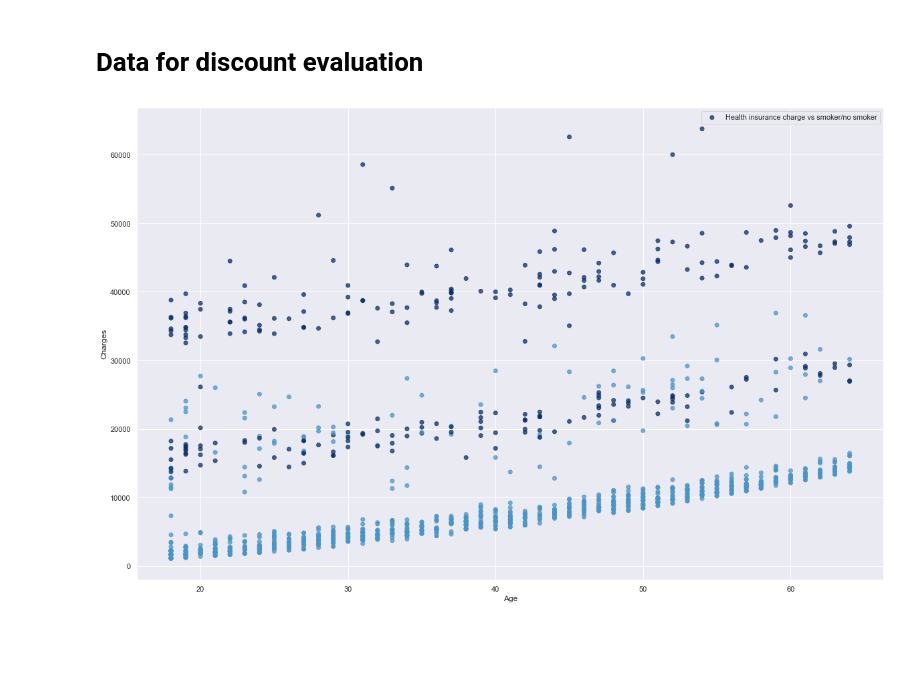
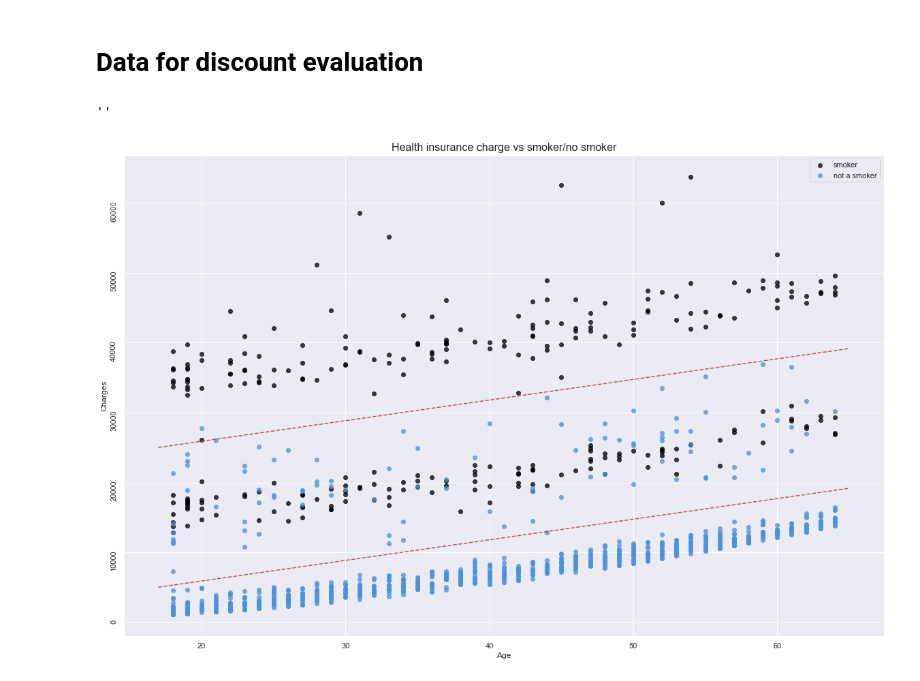
Before and after one commit to infoshareacademy/jdszr6-grupa-bez-nazwy, a Jupyter notebook: ML_project/ML-ubezpieczenia_zdrowotne_202205232213.ipynb, the cells around one changed output. Saved outputs shown, nothing was run; the diff lists cells and outputs as text; code cells hidden in the pictures; blank space fills up the shorter version.

```diff
--- a/ML_project/ML-ubezpieczenia_zdrowotne_202205232213.ipynb
+++ b/ML_project/ML-ubezpieczenia_zdrowotne_202205232213.ipynb
@@ -642,10 +584,17 @@ feature_importance_barplot(x, importance, "decission tree regression")
 # %%
 from matplotlib import cm
 
 plt.figure(figsize=(20,13))
-sc = plt.scatter(file["age"], file["charges"], color=cm.Blues_r(100-file["smoker_yes"]*100),alpha=.75)
-plt.legend(["Health insurance charge vs smoker/no smoker"])
+sc = plt.scatter(file[file["smoker_yes"] == 1]["age"], file[file["smoker_yes"] == 1]["charges"], color="black", alpha=.75)
+sc = plt.scatter(file[file["smoker_yes"] == 0]["age"], file[file["smoker_yes"] == 0]["charges"], color="#4b92dd", alpha=.75)
+plt.title("Health insurance charge vs smoker/no smoker", font={'size':16})
+plt.legend(["smoker", "not a smoker"])
 plt.xlabel("Age")
-plt.ylabel("Charges");
+plt.ylabel("Charges")
+plt.yticks(rotation="90")
+plt.plot([17,65], [5015, 19175], 'r--')  #limit for first group of clients  - limit = year * 295
+plt.plot([17,65], [25015, 39175], 'r--') #limit for second group of clients - limit = year * 295 + 20.000
+;
 # %% [output]
+''
-[figure, old version]
+[figure, new version]
```
Also changed, not shown: parts of 36 cells of this notebook.
